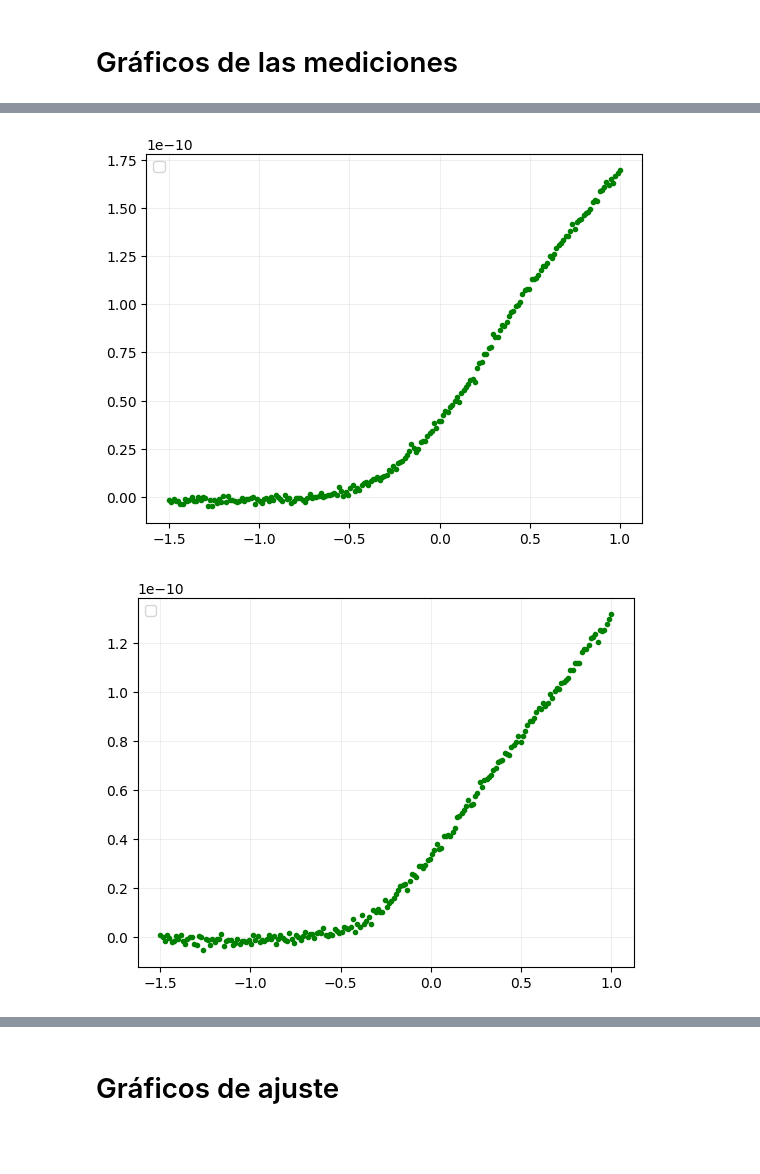
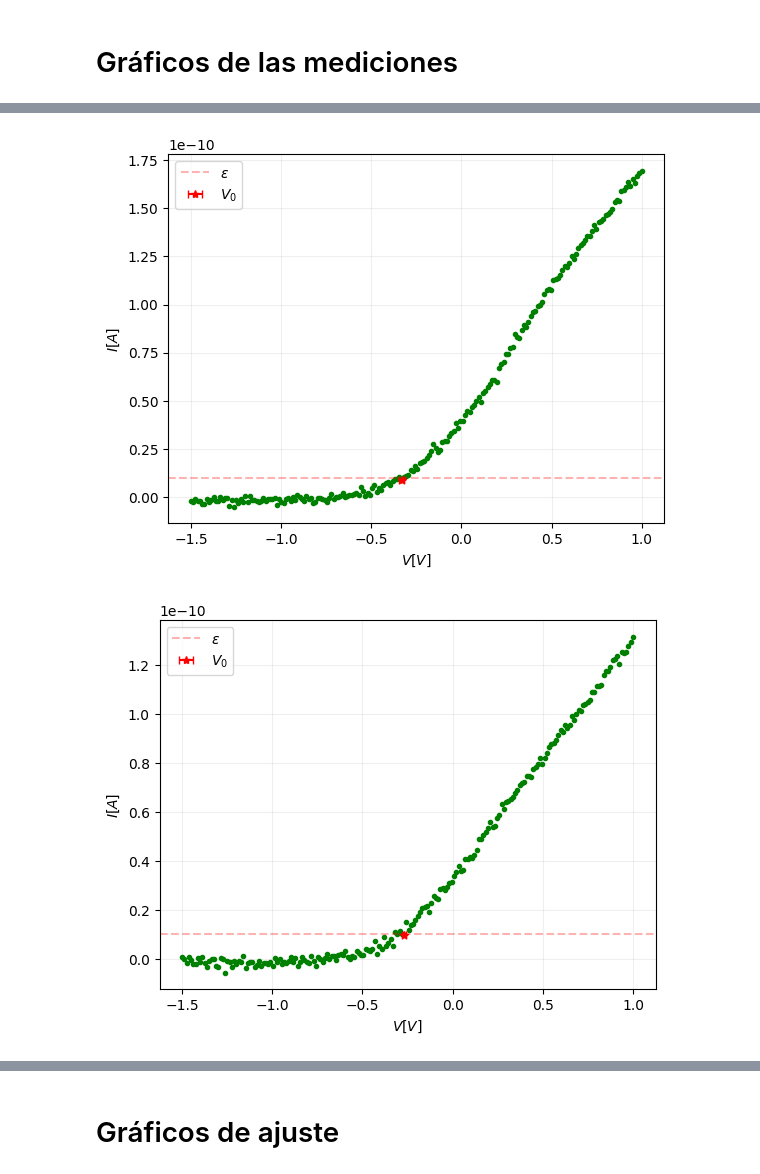
Before and after one commit to BernardoPironio/Efecto-fotoelectrico, a Jupyter notebook: analisis.ipynb, the cells around one changed output, grey strips where cells are left out. Saved outputs shown, nothing was run; the diff lists cells and outputs as text; code cells hidden in the pictures; blank space fills up the shorter version.

```diff
--- a/analisis.ipynb
+++ b/analisis.ipynb
@@ -8,11 +8,12 @@ from scipy.optimize import curve_fit
 # %% [markdown]
 # Cargado de archivos
 # %%
-X, Y, V = [], [], [] # --> Cada elemento de la lista corresponde a los datos de una longitud de onda
+c = 3e8 #m/s
+X, Y, V, nu = [], [], [], [] # --> Cada elemento de la lista corresponde a los datos de una longitud de onda
 
-folder = 'Mediciones'
+folder = 'Mediciones/Barrido voltaje'
 fname = os.listdir(folder + '/')
-for file in fname:
+for file in fname[:-1]:
     root = folder + '/' + file
     if file[:7] == 'barrido':
         medXYV = np.genfromtxt(root, delimiter = ',')
@@ -21,5 +22,7 @@ for file in fname:
         for i, row in enumerate(medXYV[1:]):
             Xi[i], Yi[i], Vi[i] = row[0], row[1], row[2]
         X.append(Xi), Y.append(Yi), V.append(Vi)
+        lamb = float(file[16:-6])*1e-9 #m
+        nu.append(2 * np.pi * c / lamb)
 
 R = [np.sqrt(x**2 + y**2) for x, y in zip(X, Y)]
@@ -75,15 +45,0 @@ def V0min(v, x, epsilon = .20e-10, p = -1):
-# %%
-"""
-lin = lambda v, a, b: a * v + b
-
-plt.figure()
-for k in range(0, len(X), 1):
-    ind, param = v0lineal(V[k], X[k], epsilon = -4e-10)
-
-    plt.plot(V[k], -X[k], '.')
-    plt.plot(V[k][ind:], -lin(V[k][ind:], *param), '--')
-
-
-    plt.show()
-
-"""
@@ -100,21 +46,22 @@ for k in range(0, len(X), 1):
 # %% [markdown]
 # Gráficos de las mediciones
 # %%
-for k in range(len(I)):
+V0, err_V0 = np.zeros(len(X)), np.zeros(len(X))
+for k in range(len(X)):
+    Xc0k, V0[k], err_V0[k] = V0min(X[k], V[k])
+
     plt.figure()
 
     plt.plot(V[k], -X[k], '.', color = 'green')
-    """
-    plt.errorbar(V0[k], I0[k], fmt = '*', xerr = err_V0[k], capsize = 3,
+    plt.errorbar(V0[k], -Xc0k, fmt = '*', xerr = err_V0[k], capsize = 3,
                  linestyle = 'None', color = 'red', label = r'$V_0$') #-->Puntos de corriente nula
 
-    plt.axhline(ep, color = 'red', linestyle = '--',
+    plt.axhline(-ep, color = 'red', linestyle = '--',
                 alpha = 0.3, label = r'$\epsilon$') #--> Referencia tomada
 
     plt.xlabel(r'$V \left[V\right]$')
     plt.ylabel(r'$I \left[A\right]$')
 
-    """
     plt.grid(alpha = 0.2)
     plt.legend(loc = 'upper left')
     plt.show()
@@ -128,2 +75,2 @@ for k in range(len(I)):
-[figure, old version]
+[figure, new version]
-[figure, old version]
+[figure, new version]
```
Also changed, not shown: parts of 6 cells of this notebook.
